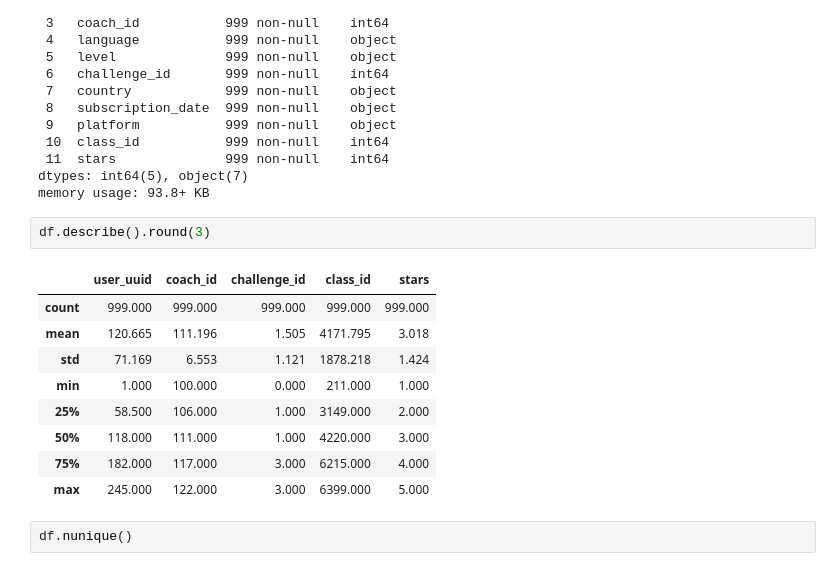
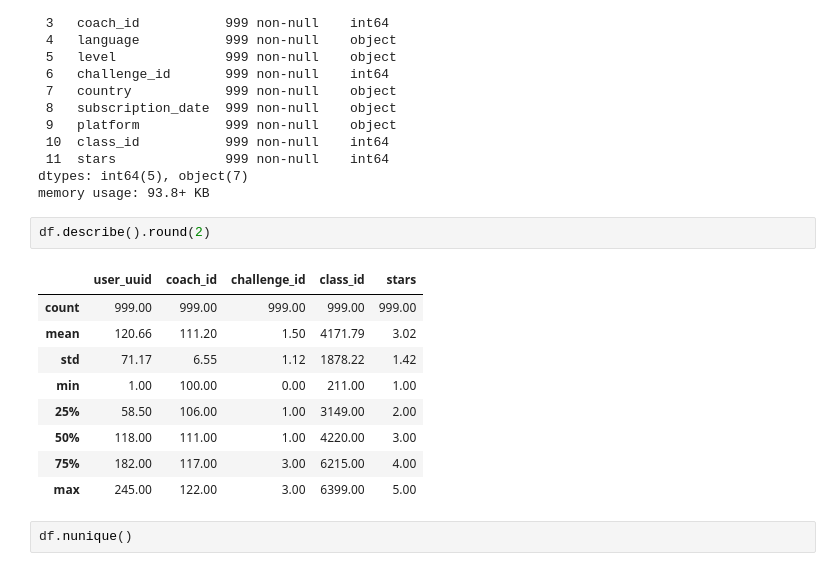
Before and after one commit to France-Man/Final-Project-Data-Analysis-V2, a Jupyter notebook: backup eda.ipynb, the cells around one changed output. Drawn from its saved outputs; the diff is of its cells as text.

```diff
--- a/backup eda.ipynb
+++ b/backup eda.ipynb
@@ -48,17 +59,17 @@ Data columns (total 12 columns):
 dtypes: int64(5), object(7)
 memory usage: 93.8+ KB
 # %%
-df.describe().round(3)
+df.describe().round(2)
 # %% [output]
 |  | user_uuid | coach_id | challenge_id | class_id | stars |
-| count | 999.000 | 999.000 | 999.000 | 999.000 | 999.000 |
-| mean | 120.665 | 111.196 | 1.505 | 4171.795 | 3.018 |
-| std | 71.169 | 6.553 | 1.121 | 1878.218 | 1.424 |
-| min | 1.000 | 100.000 | 0.000 | 211.000 | 1.000 |
-| 25% | 58.500 | 106.000 | 1.000 | 3149.000 | 2.000 |
-| 50% | 118.000 | 111.000 | 1.000 | 4220.000 | 3.000 |
-| 75% | 182.000 | 117.000 | 3.000 | 6215.000 | 4.000 |
-| max | 245.000 | 122.000 | 3.000 | 6399.000 | 5.000 |
+| count | 999.00 | 999.00 | 999.00 | 999.00 | 999.00 |
+| mean | 120.66 | 111.20 | 1.50 | 4171.79 | 3.02 |
+| std | 71.17 | 6.55 | 1.12 | 1878.22 | 1.42 |
+| min | 1.00 | 100.00 | 0.00 | 211.00 | 1.00 |
+| 25% | 58.50 | 106.00 | 1.00 | 3149.00 | 2.00 |
+| 50% | 118.00 | 111.00 | 1.00 | 4220.00 | 3.00 |
+| 75% | 182.00 | 117.00 | 3.00 | 6215.00 | 4.00 |
+| max | 245.00 | 122.00 | 3.00 | 6399.00 | 5.00 |
 # %%
 df.nunique()
 # %% [output]
```
Also changed, not shown: parts of 20 cells of this notebook, 2 other files.
